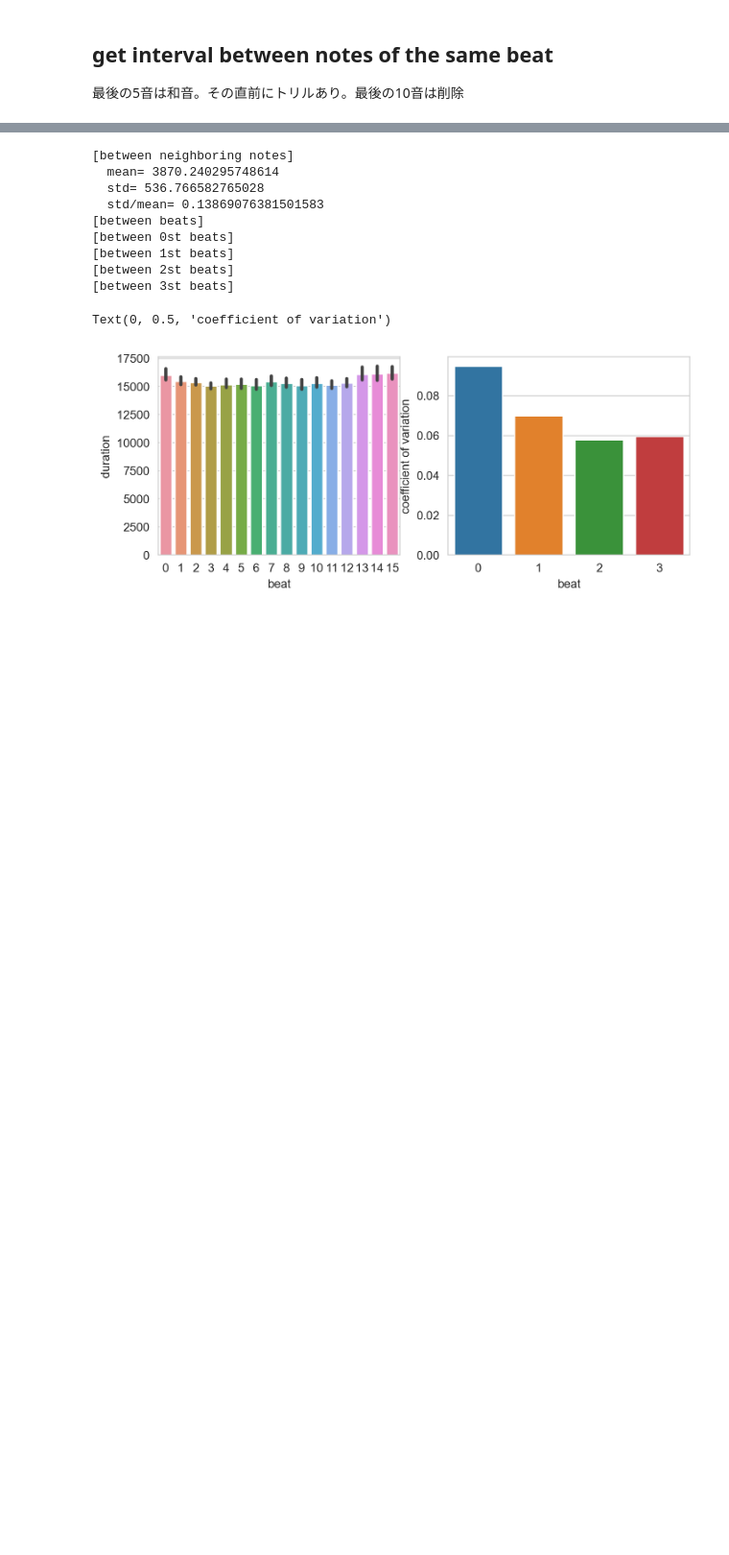
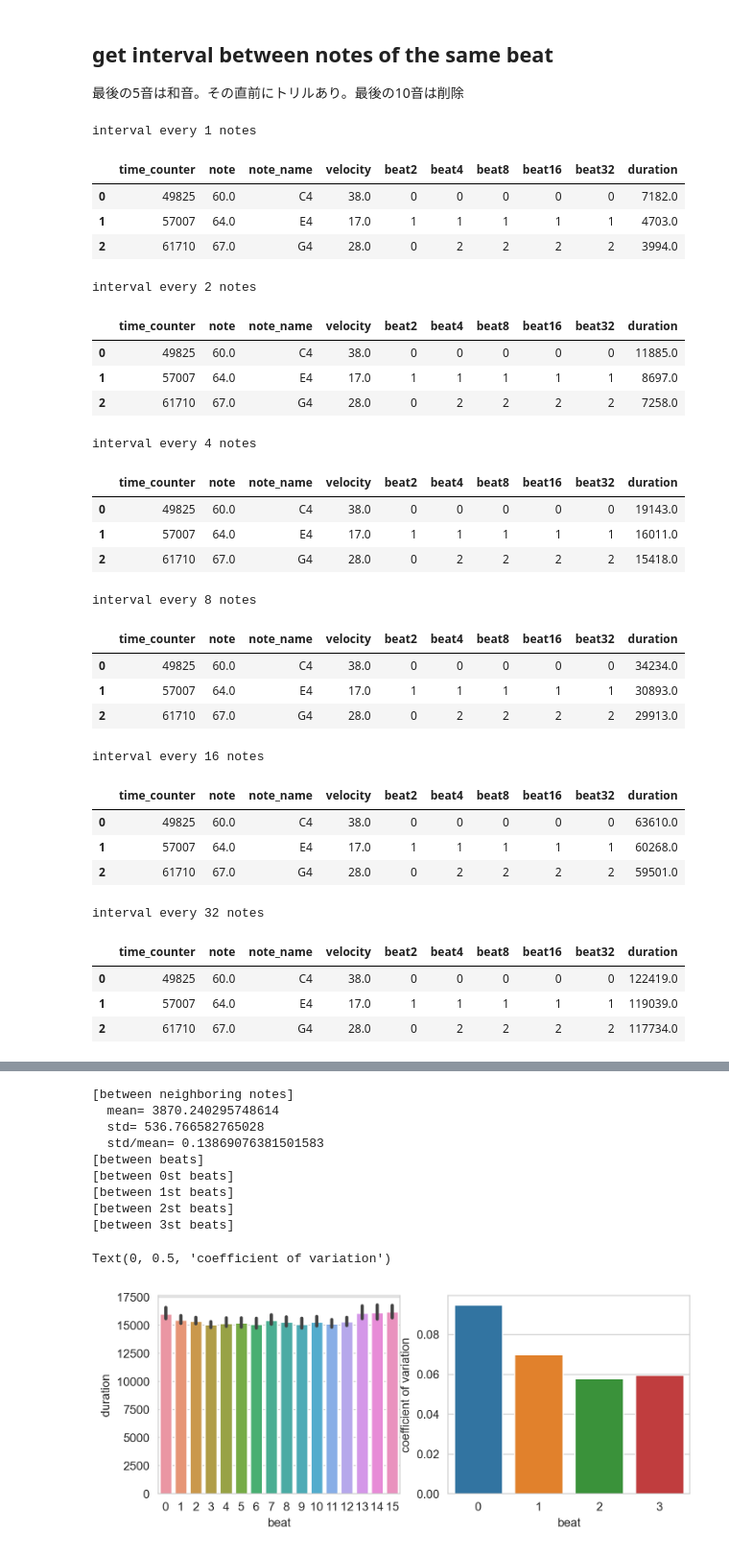
Before and after one commit to jnishii/midi-roll, a Jupyter notebook: midi_analysis.ipynb, the cells around one changed output, grey strips where cells are left out. Shown at 96% size. Cells and saved outputs as stored; diff of their text form; code cells hidden in the pictures; blank space fills up the shorter version.

```diff
--- a/midi_analysis.ipynb
+++ b/midi_analysis.ipynb
@@ -96,19 +92,50 @@ display(note_on[16*33:])
-# %%
-# between neighboring notes
-tmp_duration=pd.DataFrame(note_on.time_counter.diff().shift(-1))
-tmp_duration=tmp_duration.rename(columns={"time_counter":"duration"})
-df_duration=pd.concat([note_on,tmp_duration], axis=1)
-df_duration[-20:]
-
-df_duration=df_duration[:-10] #最後の5音は和音。その直前にトリルあり。最後の10音は削除
 # %% [markdown]
 ## get interval between notes of the same beat
 
 最後の5音は和音。その直前にトリルあり。最後の10音は削除
 # %%
-tmp_duration=pd.DataFrame(note_on.time_counter.diff(4).shift(-4))
-tmp_duration=tmp_duration.rename(columns={"time_counter":"duration"})
-df_duration4=pd.concat([note_on,tmp_duration], axis=1)
-df_duration4.index=range(len(df_duration4))
+N=6
+intervals=[]
+for i in range(N):
+    k=2**i
+    tmp_duration=pd.DataFrame(note_on.time_counter.diff(k).shift(-k))
+    tmp_duration=tmp_duration.rename(columns={"time_counter":"duration"})
+    tmp_duration=pd.concat([note_on,tmp_duration], axis=1)
+    tmp_duration.index=range(len(tmp_duration))
+    #display(tmp_duration)
+    intervals.append(tmp_duration)
 
-df_duration4=df_duration4[:-10] #最後の5音は和音。その直前にトリルあり。最後の10音は削除
+for i ,j in enumerate(range(len(intervals))):
+    print("interval every {} notes".format(2**i))
+    display(intervals[i][:3])
+# %% [output]
+interval every 1 notes
+|  | time_counter | note | note_name | velocity | beat2 | beat4 | beat8 | beat16 | beat32 | duration |
+| 0 | 49825 | 60.0 | C4 | 38.0 | 0 | 0 | 0 | 0 | 0 | 7182.0 |
+| 1 | 57007 | 64.0 | E4 | 17.0 | 1 | 1 | 1 | 1 | 1 | 4703.0 |
+| 2 | 61710 | 67.0 | G4 | 28.0 | 0 | 2 | 2 | 2 | 2 | 3994.0 |
+interval every 2 notes
+|  | time_counter | note | note_name | velocity | beat2 | beat4 | beat8 | beat16 | beat32 | duration |
+| 0 | 49825 | 60.0 | C4 | 38.0 | 0 | 0 | 0 | 0 | 0 | 11885.0 |
+| 1 | 57007 | 64.0 | E4 | 17.0 | 1 | 1 | 1 | 1 | 1 | 8697.0 |
+| 2 | 61710 | 67.0 | G4 | 28.0 | 0 | 2 | 2 | 2 | 2 | 7258.0 |
+interval every 4 notes
+|  | time_counter | note | note_name | velocity | beat2 | beat4 | beat8 | beat16 | beat32 | duration |
+| 0 | 49825 | 60.0 | C4 | 38.0 | 0 | 0 | 0 | 0 | 0 | 19143.0 |
+| 1 | 57007 | 64.0 | E4 | 17.0 | 1 | 1 | 1 | 1 | 1 | 16011.0 |
+| 2 | 61710 | 67.0 | G4 | 28.0 | 0 | 2 | 2 | 2 | 2 | 15418.0 |
+interval every 8 notes
+|  | time_counter | note | note_name | velocity | beat2 | beat4 | beat8 | beat16 | beat32 | duration |
+| 0 | 49825 | 60.0 | C4 | 38.0 | 0 | 0 | 0 | 0 | 0 | 34234.0 |
+| 1 | 57007 | 64.0 | E4 | 17.0 | 1 | 1 | 1 | 1 | 1 | 30893.0 |
+| 2 | 61710 | 67.0 | G4 | 28.0 | 0 | 2 | 2 | 2 | 2 | 29913.0 |
+interval every 16 notes
+|  | time_counter | note | note_name | velocity | beat2 | beat4 | beat8 | beat16 | beat32 | duration |
+| 0 | 49825 | 60.0 | C4 | 38.0 | 0 | 0 | 0 | 0 | 0 | 63610.0 |
+| 1 | 57007 | 64.0 | E4 | 17.0 | 1 | 1 | 1 | 1 | 1 | 60268.0 |
+| 2 | 61710 | 67.0 | G4 | 28.0 | 0 | 2 | 2 | 2 | 2 | 59501.0 |
+interval every 32 notes
+|  | time_counter | note | note_name | velocity | beat2 | beat4 | beat8 | beat16 | beat32 | duration |
+| 0 | 49825 | 60.0 | C4 | 38.0 | 0 | 0 | 0 | 0 | 0 | 122419.0 |
+| 1 | 57007 | 64.0 | E4 | 17.0 | 1 | 1 | 1 | 1 | 1 | 119039.0 |
+| 2 | 61710 | 67.0 | G4 | 28.0 | 0 | 2 | 2 | 2 | 2 | 117734.0 |
```
Also changed, not shown: parts of 7 cells of this notebook, 1 other file.
